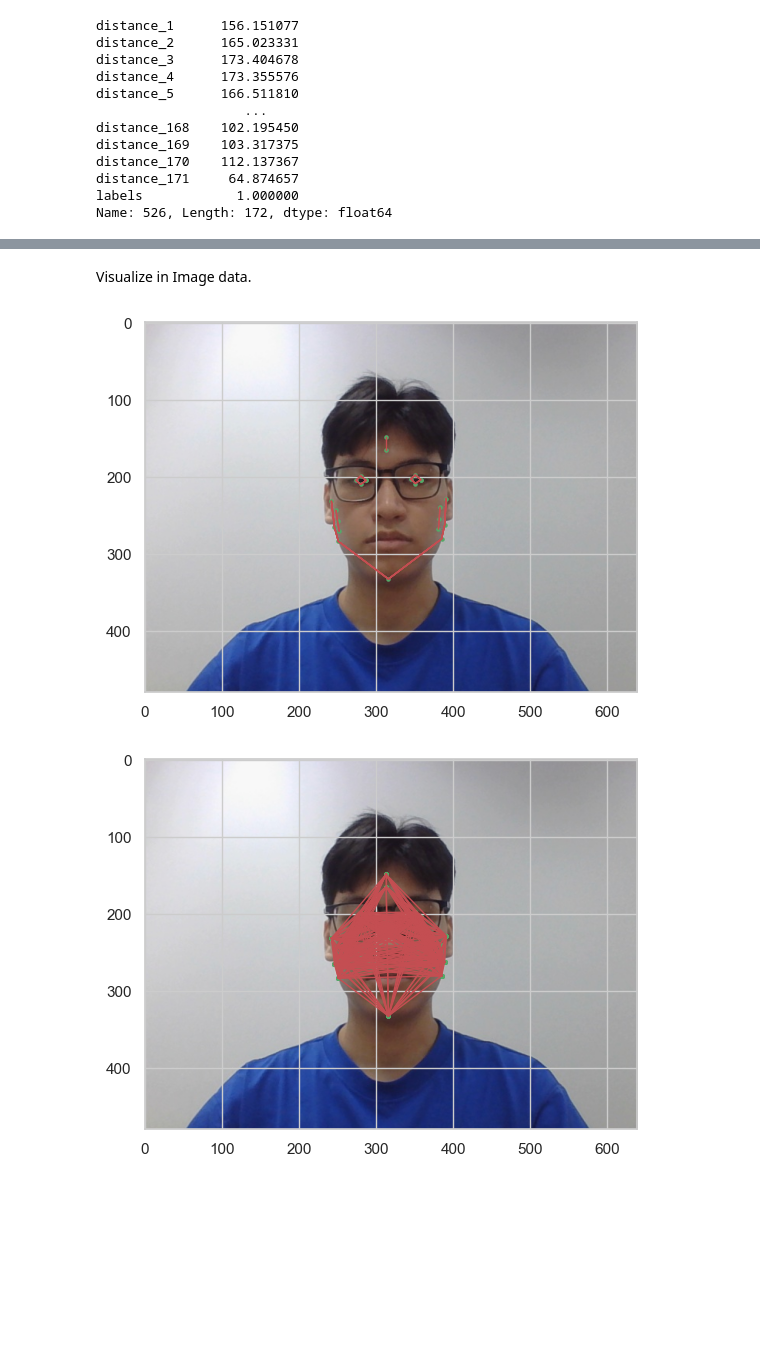
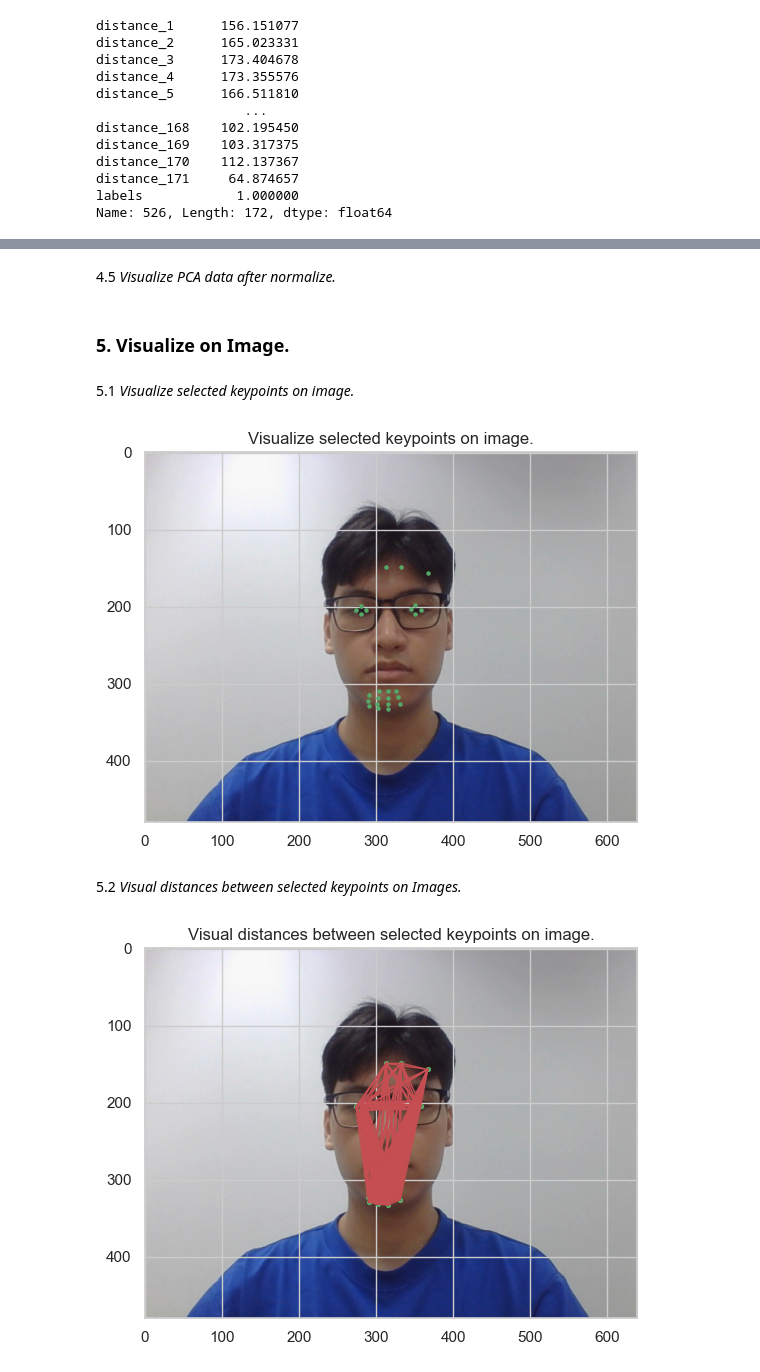
Before and after one commit to dinhanit/Abnormal_Behavior, a Jupyter notebook: Source/Data/AnalyzeData.ipynb, the cells around one changed output, grey strips where cells are left out. Saved outputs shown, nothing was run; the diff lists cells and outputs as text; code cells hidden in the pictures; blank space fills up the shorter version.

```diff
--- a/Source/Data/AnalyzeData.ipynb
+++ b/Source/Data/AnalyzeData.ipynb
@@ -308,2 +384,4 @@ pca_PreparedData_test
 139 rows × 4 columns
+# %% [markdown]
+4.5 *Visualize PCA data after normalize.*
 # %%
@@ -320,28 +414,23 @@ visualize_3d_scatter(pca_PreparedData_test, 'f1', 'f2', 'f3', 'labels')
-# %% [markdown]
-Visualize in Image data.
+# %% [markdown]
+### 5. Visualize on Image.
+# %% [markdown]
+5.1 *Visualize selected keypoints on image.*
 # %%
-
 # Initialize MediaPipe Face Detection and Facial Landmarks models
 mp_face_mesh = mp.solutions.face_mesh
 face_mesh = mp_face_mesh.FaceMesh(refine_landmarks=True)
 
 # Define the indices of the desired keypoints (0 to 467)
-cheeks = [234, 132,58,152,288, 361,454]
-right_iris = [469, 470, 471, 472,469]
-left_iris = [474, 475, 476, 477,474]
-forehead = [151, 10]
-maphai = [ 352, 376, 433]
-matrai = [123, 147, 213]
+right_iris = [469, 470, 471, 472]
+left_iris = [474, 475, 476, 477]
+cheeks = [10, 32, 140, 148, 152, 171, 175, 176, 199, 200, 201, 208, 332, 338, 396, 421, 428]
 
 desired_keypoint_indices = []
 desired_keypoint_indices.append(cheeks)
 desired_keypoint_indices.append(right_iris)
 desired_keypoint_indices.append(left_iris)
-desired_keypoint_indices.append(maphai)
-desired_keypoint_indices.append(matrai)
-desired_keypoint_indices.append(forehead)
 
-image = cv2.imread(r'image_10.jpg')
+image = cv2.imread('image_10.jpg')
 rgb_image = cv2.cvtColor(image, cv2.COLOR_BGR2RGB)
 
 landmarks = face_mesh.process(rgb_image)
@@ -354,8 +443,9 @@ if landmarks.multi_face_landmarks:
         # Create a new figure and plot landmarks in a plot coordinate system
         plt.figure()
         plt.imshow(cv2.cvtColor(image, cv2.COLOR_BGR2RGB))
+        plt.title("Visualize selected keypoints on image.")
 
-        # Draw circles and lines only at the desired keypoints
+        # Draw circles only at the desired keypoints
         keypoints = [(int(landmark.x * iw), int(landmark.y * ih)) for landmark in face_landmarks.landmark]
 
         for indices in desired_keypoint_indices:
@@ -364,73 +454,61 @@ if landmarks.multi_face_landmarks:
             for cx, cy in keypoints_to_draw:
                 plt.scatter(cx, cy, s=5, c='g', marker='o')
 
-            for i in range(len(keypoints_to_draw) - 1):
-                x, y = zip(*keypoints_to_draw)
-                plt.plot(x, y, color='r', linewidth=1)
-
-        plt.show()
-
-
-
-
         plt.show()
 
 # Close the OpenCV window
 cv2.destroyAllWindows()
 # %% [output]
-[figure, old version]
+[figure, new version]
+# %% [markdown]
+5.2 *Visual distances between selected keypoints on Images.*
 # %%
 # Initialize MediaPipe Face Detection and Facial Landmarks models
 mp_face_mesh = mp.solutions.face_mesh
 face_mesh = mp_face_mesh.FaceMesh(refine_landmarks=True)
 
 # Define the indices of the desired keypoints (0 to 467)
-cheeks = [234, 132, 58, 152, 288, 361, 454]
 right_iris = [469, 470, 471, 472]
 left_iris = [474, 475, 476, 477]
-forehead = [151, 10]
-maphai = [352, 376, 433]
-matrai = [123, 147, 213]
+cheeks = [10, 32, 140, 148, 152, 171, 175, 176, 199, 200, 201, 208, 332, 338, 396, 421, 428]
 
 desired_keypoint_indices = []
 desired_keypoint_indices.extend(cheeks)
 desired_keypoint_indices.extend(right_iris)
 desired_keypoint_indices.extend(left_iris)
-desired_keypoint_indices.extend(maphai)
-desired_keypoint_indices.extend(matrai)
-desired_keypoint_indices.extend(forehead)
 
 image = cv2.imread('image_10.jpg')  # Make sure to use the correct image path
 rgb_image = cv2.cvtColor(image, cv2.COLOR_BGR2RGB)
 
 landmarks = face_mesh.process(rgb_image)
 
 # Get the image size
 ih, iw, _ = image.shape
 
 if landmarks.multi_face_landmarks:
     for face_landmarks in landmarks.multi_face_landmarks:
         # Create a new figure and plot landmarks in a plot coordinate system
         plt.figure()
         plt.imshow(cv2.cvtColor(image, cv2.COLOR_BGR2RGB))
+        plt.title("Visual distances between selected keypoints on image.")
 
-        # Draw circles at the desired keypoints
+        # Draw circles at the desired keypoints and lines between them
         keypoints = [(int(landmark.x * iw), int(landmark.y * ih)) for landmark in face_landmarks.landmark]
 
         for i in range(len(desired_keypoint_indices)):
             for j in range(i + 1, len(desired_keypoint_indices)):
                 index1 = desired_keypoint_indices[i]
                 index2 = desired_keypoint_indices[j]
                 if index1 < len(keypoints) and index2 < len(keypoints):
                     pt1 = keypoints[index1]
                     pt2 = keypoints[index2]
                     plt.scatter(pt1[0], pt1[1], s=5, c='g', marker='o')
                     plt.scatter(pt2[0], pt2[1], s=5, c='g', marker='o')
-                    plt.plot([pt1[0], pt2[0]], [pt1[1], pt2[1],], color='r', linewidth=1)
+                    plt.plot([pt1[0], pt2[0]], [pt1[1], pt2[1]], color='r', linewidth=1)
 
         plt.show()
 
 # Close the OpenCV window
 cv2.destroyAllWindows()
 # %% [output]
-[figure, old version]
+[figure, new version]
```
Also changed, not shown: parts of 33 cells of this notebook, 12 other files.
